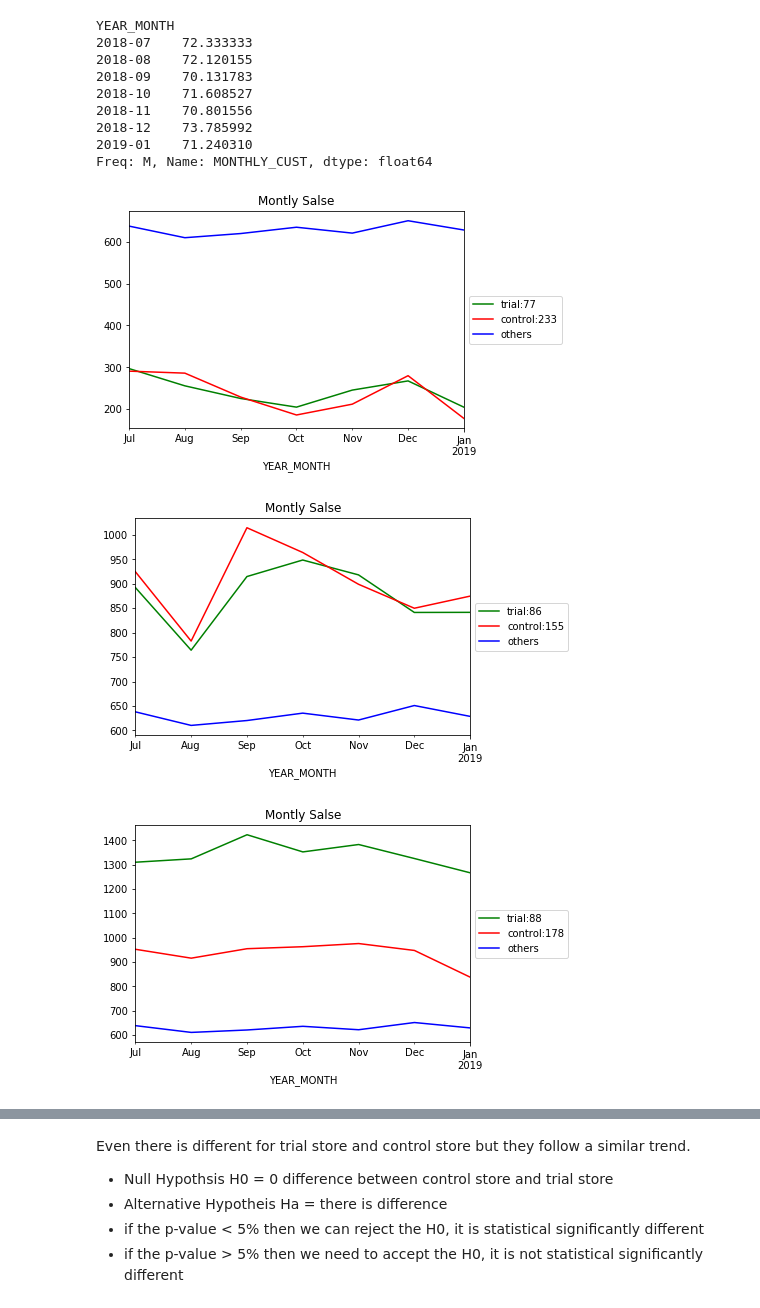
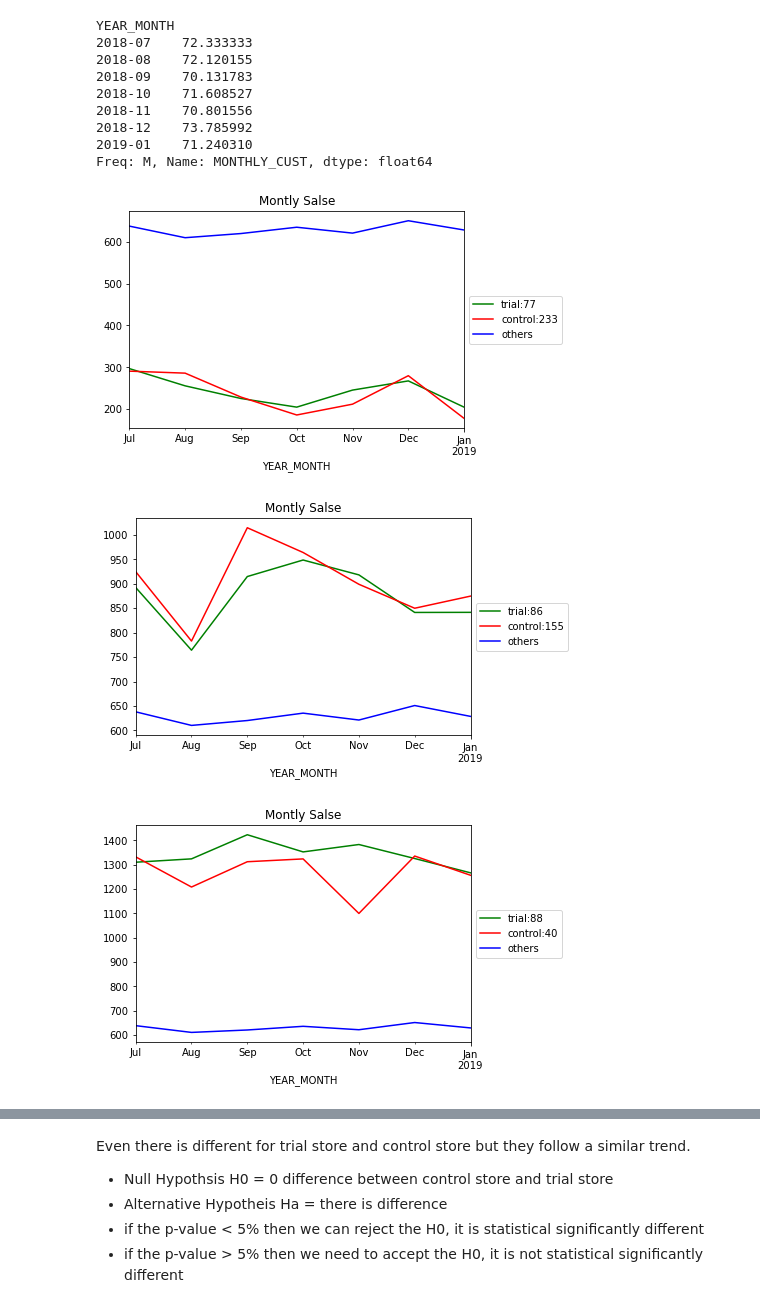
Before and after one commit to weekysui/AB-Testing, a Jupyter notebook: AB Testing.ipynb, the cells around one changed output, grey strips where cells are left out. Drawn from its saved outputs; the diff is of its cells as text; code cells hidden in the pictures.

```diff
--- a/AB Testing.ipynb
+++ b/AB Testing.ipynb
@@ -225,11 +227,11 @@ def compare_corr(trial,control,title, metric, others):
 # %%
 compare_corr(77,233,"Montly Salse",'MONTHLY_SALES',others_sales)
 compare_corr(86,155,"Montly Salse",'MONTHLY_SALES',others_sales)
-compare_corr(88,178,"Montly Salse",'MONTHLY_SALES',others_sales)
+compare_corr(88,40,"Montly Salse",'MONTHLY_SALES',others_sales)
 # %% [output]
-[figure, old version]
+[figure, new version]
 [figure]
-[figure, old version]
+[figure, new version]
 # %%
 compare_corr(77,233,"Montly Customer Count",'MONTHLY_CUST',other_cust)
 compare_corr(86,155,"Montly Customer Count",'MONTHLY_CUST',other_cust)
```
Also changed, not shown: parts of 8 cells of this notebook.
